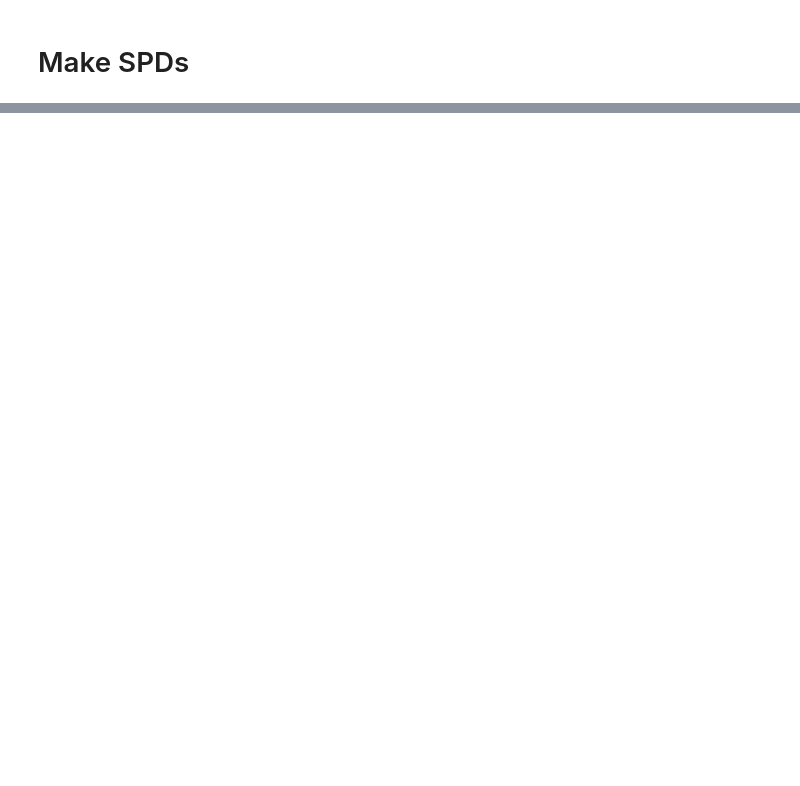
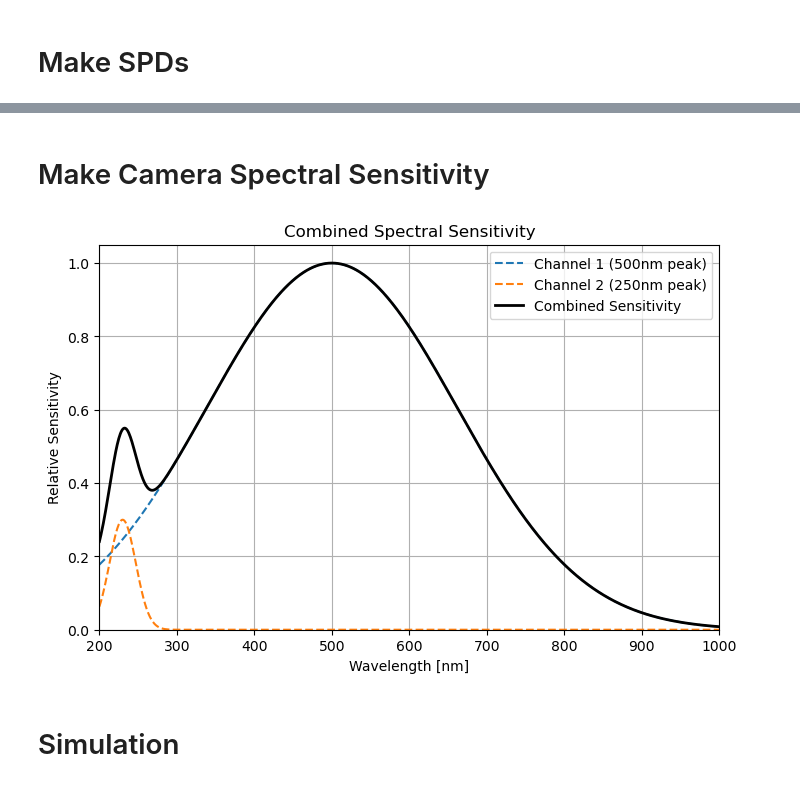
Before and after one commit to asksw24/mp-eem, a Jupyter notebook: 00_simulateSPDofSublights.ipynb, the cells around one changed output, grey strips where cells are left out. Saved outputs shown, nothing was run; the diff lists cells and outputs as text; code cells hidden in the pictures; blank space fills up the shorter version.

```diff
--- a/00_simulateSPDofSublights.ipynb
+++ b/00_simulateSPDofSublights.ipynb
@@ -130,0 +148,52 @@ plt.legend(bbox_to_anchor=(1.0, 1.15))
+# %% [markdown]
+# Make Camera Spectral Sensitivity
+# %%
+import numpy as np
+import matplotlib.pyplot as plt
+
+# パラメータ設定
+wl_start = 200  # nm
+wl_end = 1000   # nm
+wl_step = 1     # 分解能
+wavelengths = np.arange(wl_start, wl_end + 1, wl_step)
+
+# チャネルごとの設定
+channels = [
+    {"peak": 500, "fwhm": 380, "max_val": 1.0},
+    {"peak": 230, "fwhm": 40, "max_val": 0.3}
+]
+
+# 感度行列（列ごとにチャネル）
+sensitivity_all = []
+
+for ch in channels:
+    sigma = ch["fwhm"] / 2.355
+    sensitivity = np.exp(-0.5 * ((wavelengths - ch["peak"]) / sigma) ** 2)
+    sensitivity /= np.max(sensitivity)
+    sensitivity *= ch["max_val"]
+    sensitivity_all.append(sensitivity)
+
+# スタック（shape: (len(wl), 2)）
+sensitivity_all = np.stack(sensitivity_all, axis=1)
+
+# 合成：単純加算 → 正規化
+combined_sensitivity = np.sum(sensitivity_all, axis=1)
+combined_sensitivity /= np.max(combined_sensitivity)
+
+# 描画
+plt.figure(figsize=(8, 5))
+plt.plot(wavelengths, sensitivity_all[:, 0], label='Channel 1 (500nm peak)', linestyle='--')
+plt.plot(wavelengths, sensitivity_all[:, 1], label='Channel 2 (250nm peak)', linestyle='--')
+plt.plot(wavelengths, combined_sensitivity, label='Combined Sensitivity', color='black', linewidth=2)
+plt.title('Combined Spectral Sensitivity')
+plt.xlabel('Wavelength [nm]')
+plt.ylabel('Relative Sensitivity')
+plt.grid(True)
+plt.legend()
+plt.xlim(wl_start, wl_end)
+plt.ylim(0, 1.05)
+plt.show()
+# %% [output]
+[figure, added]
+# %% [markdown]
+# Simulation
```
Also changed, not shown: parts of 6 cells of this notebook, 1 other file.
